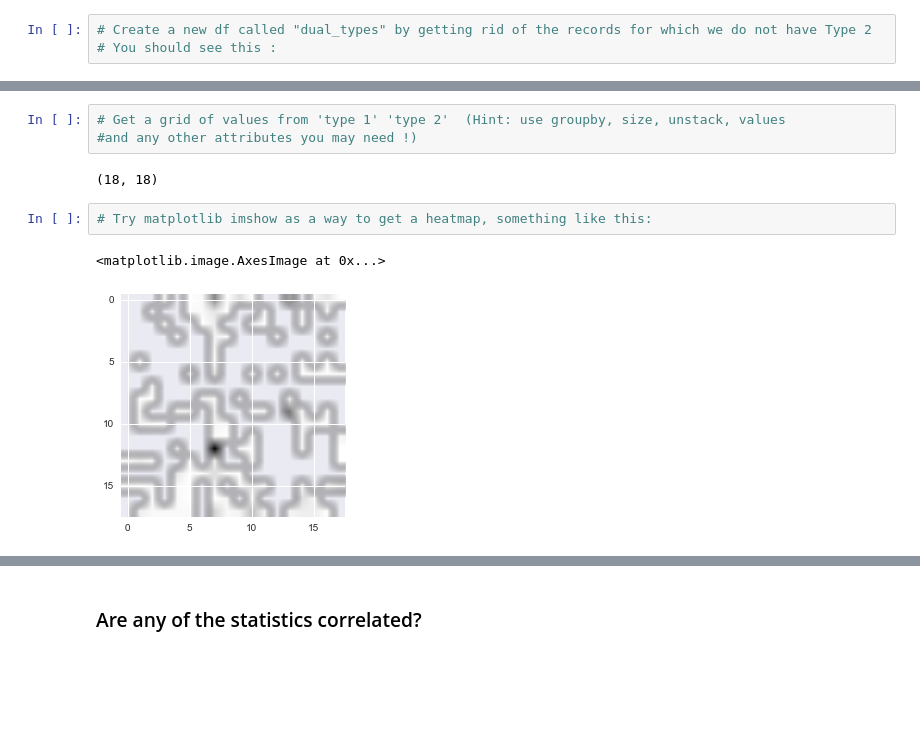
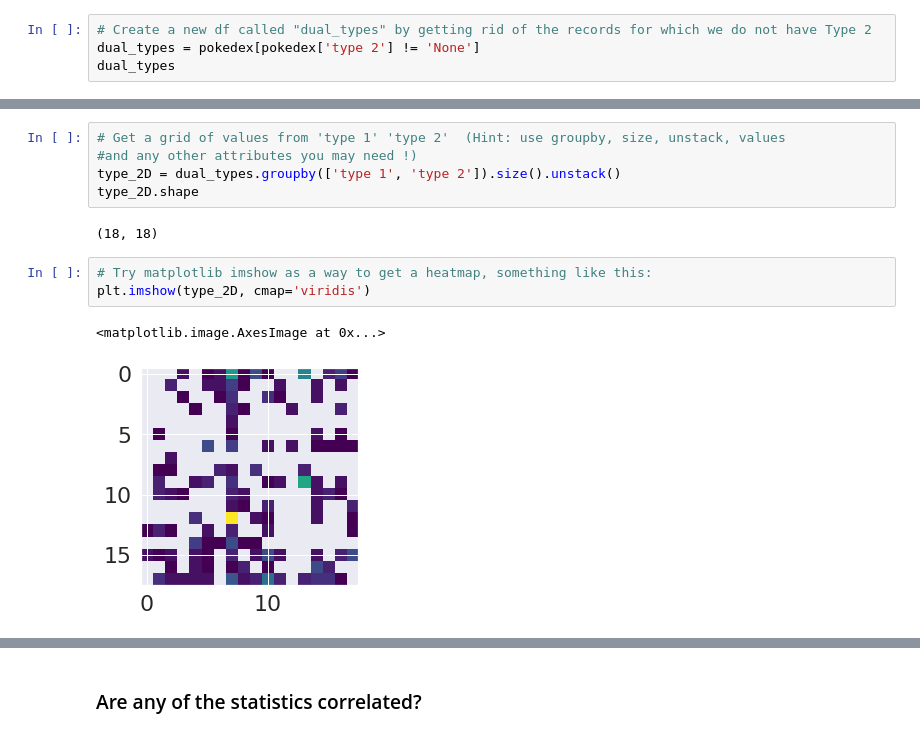
Before and after one commit to Heringer-Epson/Lantern, a Jupyter notebook: course_python/assignment_8/Session_8_assignment_Epson.ipynb, the cells around one changed output, grey strips where cells are left out. Saved outputs shown, nothing was run; the diff lists cells and outputs as text; blank space fills up the shorter version.

```diff
--- a/course_python/assignment_8/Session_8_assignment_Epson.ipynb
+++ b/course_python/assignment_8/Session_8_assignment_Epson.ipynb
@@ -390,7 +395,8 @@ sb.factorplot(data=pokedex,
 Lets create a heatmap !
 # %%
 # Create a new df called "dual_types" by getting rid of the records for which we do not have Type 2
-# You should see this :
+dual_types = pokedex[pokedex['type 2'] != 'None']
+dual_types
 # %% [output]
 |  | id | name | type 1 | type 2 | generation | legendary |
 | 0 | 1 | Bulbasaur | Grass | Poison | 1 | False |
@@ -413,10 +419,13 @@ Lets create a heatmap !
 # %%
 # Get a grid of values from 'type 1' 'type 2'  (Hint: use groupby, size, unstack, values
 #and any other attributes you may need !)
+type_2D = dual_types.groupby(['type 1', 'type 2']).size().unstack()
+type_2D.shape
 # %% [output]
 (18, 18)
 # %%
 # Try matplotlib imshow as a way to get a heatmap, something like this:
+plt.imshow(type_2D, cmap='viridis')
 # %% [output]
 <matplotlib.image.AxesImage at 0x...>
-[figure, old version]
+[figure, new version]
```
Also changed, not shown: parts of 19 cells of this notebook.
